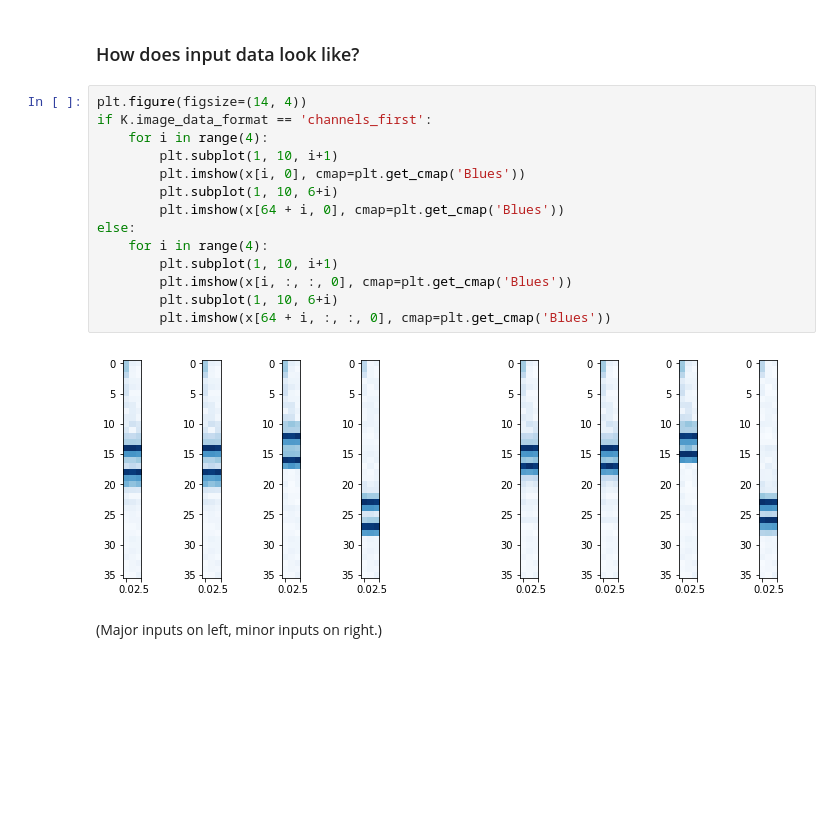
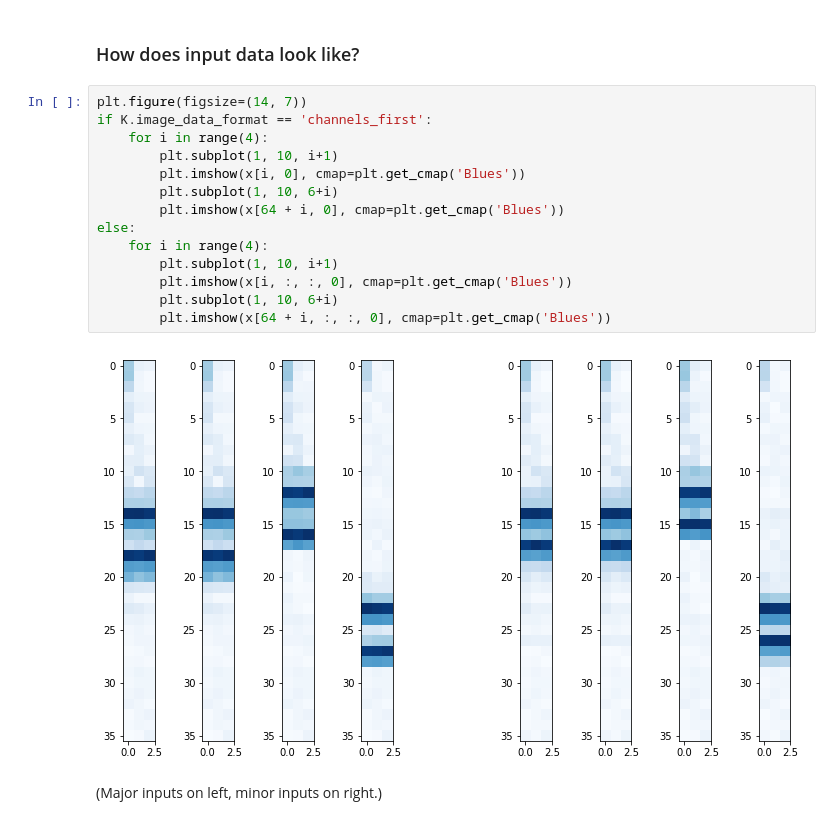
Before and after one commit to keunwoochoi/dl4mir, a Jupyter notebook: Example 2 - a chord recognition network with Convolutional layers.ipynb, the cells around one changed output. Cells and saved outputs as stored; diff of their text form; blank space fills up the shorter version.

```diff
--- a/Example 2 - a chord recognition network with Convolutional layers.ipynb
+++ b/Example 2 - a chord recognition network with Convolutional layers.ipynb
@@ -104,21 +101,21 @@ x, y = datagen.next()
 # %% [markdown]
 ### How does input data look like?
 # %%
-plt.figure(figsize=(14, 4))
+plt.figure(figsize=(14, 7))
 if K.image_data_format == 'channels_first':
     for i in range(4):
         plt.subplot(1, 10, i+1)
         plt.imshow(x[i, 0], cmap=plt.get_cmap('Blues'))
         plt.subplot(1, 10, 6+i)
         plt.imshow(x[64 + i, 0], cmap=plt.get_cmap('Blues'))
 else:
     for i in range(4):
         plt.subplot(1, 10, i+1)
         plt.imshow(x[i, :, :, 0], cmap=plt.get_cmap('Blues'))
         plt.subplot(1, 10, 6+i)
         plt.imshow(x[64 + i, :, :, 0], cmap=plt.get_cmap('Blues'))
 # %% [output]
-[figure, old version]
+[figure, new version]
 # %% [markdown]
 (Major inputs on left, minor inputs on right.)
 # %% [markdown]
```
Also changed, not shown: parts of 8 cells of this notebook, 2 other files.
